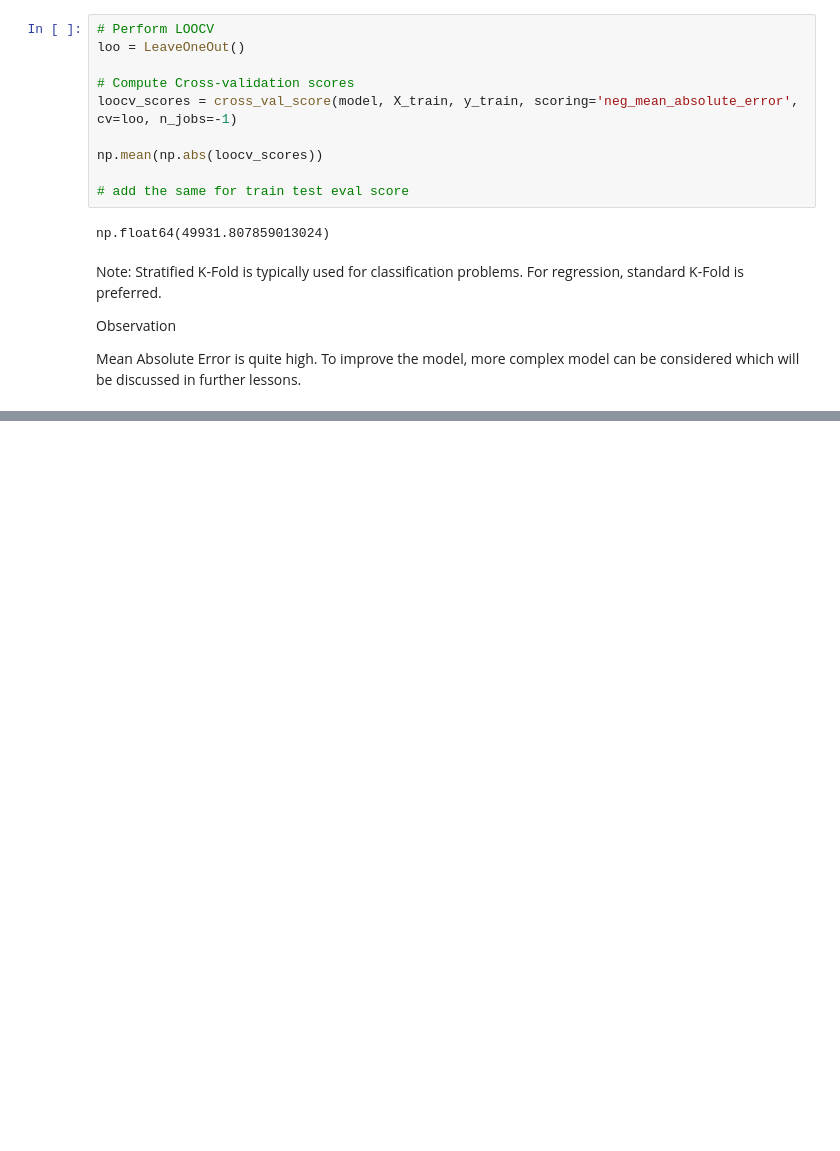
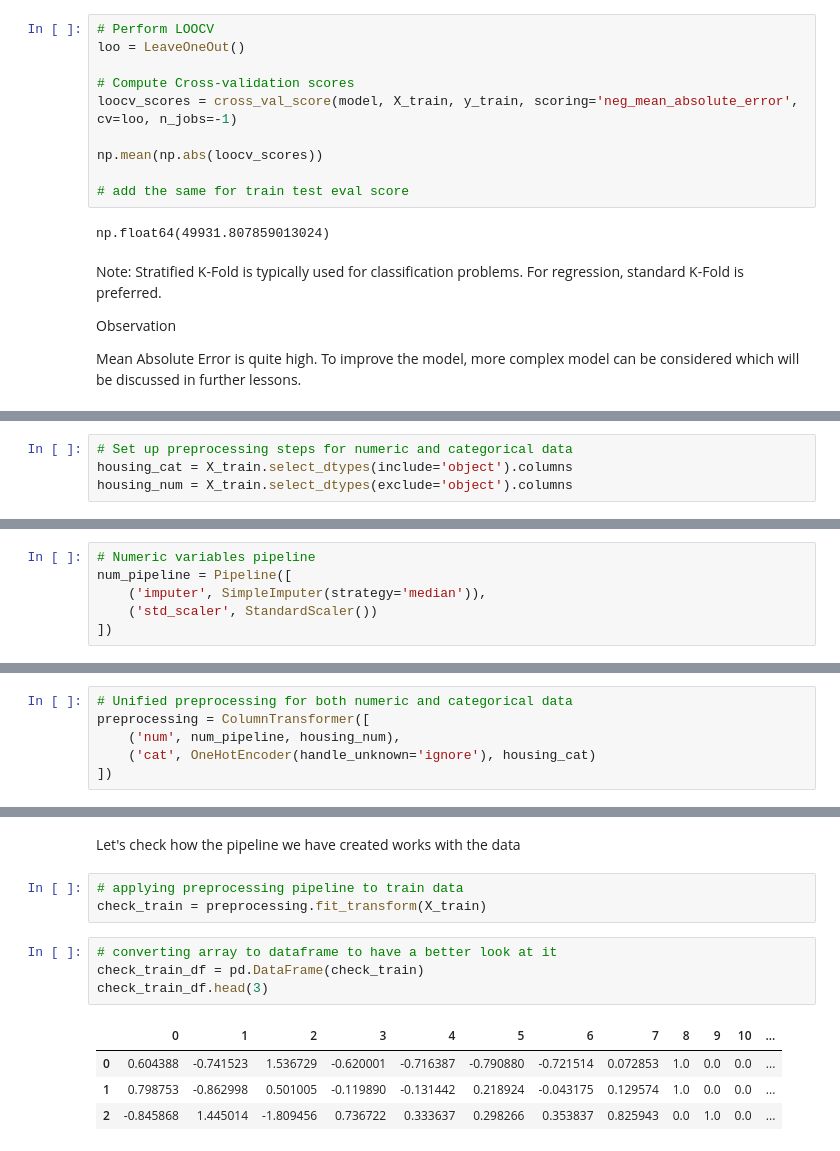
Before and after one commit to diadiaspora/AI-Machine-Learning, a Jupyter notebook: 3_Machine Learning/3.2_Supervised_Learning_Regression_and_Its_Applications/Supervised_Learning_Regression_and_Its_Applications.ipynb, the cells around one changed output, grey strips where cells are left out. Cells and saved outputs as stored; diff of their text form; blank space fills up the shorter version.

```diff
--- a/3_Machine Learning/3.2_Supervised_Learning_Regression_and_Its_Applications/Supervised_Learning_Regression_and_Its_Applications.ipynb
+++ b/3_Machine Learning/3.2_Supervised_Learning_Regression_and_Its_Applications/Supervised_Learning_Regression_and_Its_Applications.ipynb
@@ -848,0 +1773,4 @@ Mean Absolute Error is quite high. To improve the model, more complex model can
+# %%
+# Set up preprocessing steps for numeric and categorical data
+housing_cat = X_train.select_dtypes(include='object').columns
+housing_num = X_train.select_dtypes(exclude='object').columns
@@ -848,0 +1780,6 @@ Mean Absolute Error is quite high. To improve the model, more complex model can
+# %%
+# Numeric variables pipeline
+num_pipeline = Pipeline([
+    ('imputer', SimpleImputer(strategy='median')),
+    ('std_scaler', StandardScaler())
+])
@@ -848,0 +1794,6 @@ Mean Absolute Error is quite high. To improve the model, more complex model can
+# %%
+# Unified preprocessing for both numeric and categorical data
+preprocessing = ColumnTransformer([
+    ('num', num_pipeline, housing_num),
+    ('cat', OneHotEncoder(handle_unknown='ignore'), housing_cat)
+])
@@ -848,0 +1806,14 @@ Mean Absolute Error is quite high. To improve the model, more complex model can
+# %% [markdown]
+ Let's check how the pipeline we have created works with the data
+# %%
+# applying preprocessing pipeline to train data
+check_train = preprocessing.fit_transform(X_train)
+# %%
+# converting array to dataframe to have a better look at it
+check_train_df = pd.DataFrame(check_train)
+check_train_df.head(3)
+# %% [output]
+|  | 0 | 1 | 2 | 3 | 4 | 5 | 6 | 7 | 8 | 9 | 10 | ... |
+| 0 | 0.604388 | -0.741523 | 1.536729 | -0.620001 | -0.716387 | -0.790880 | -0.721514 | 0.072853 | 1.0 | 0.0 | 0.0 | ... |
+| 1 | 0.798753 | -0.862998 | 0.501005 | -0.119890 | -0.131442 | 0.218924 | -0.043175 | 0.129574 | 1.0 | 0.0 | 0.0 | ... |
+| 2 | -0.845868 | 1.445014 | -1.809456 | 0.736722 | 0.333637 | 0.298266 | 0.353837 | 0.825943 | 0.0 | 1.0 | 0.0 | ... |
```
Also changed, not shown: parts of 124 cells of this notebook, 1 other file.
